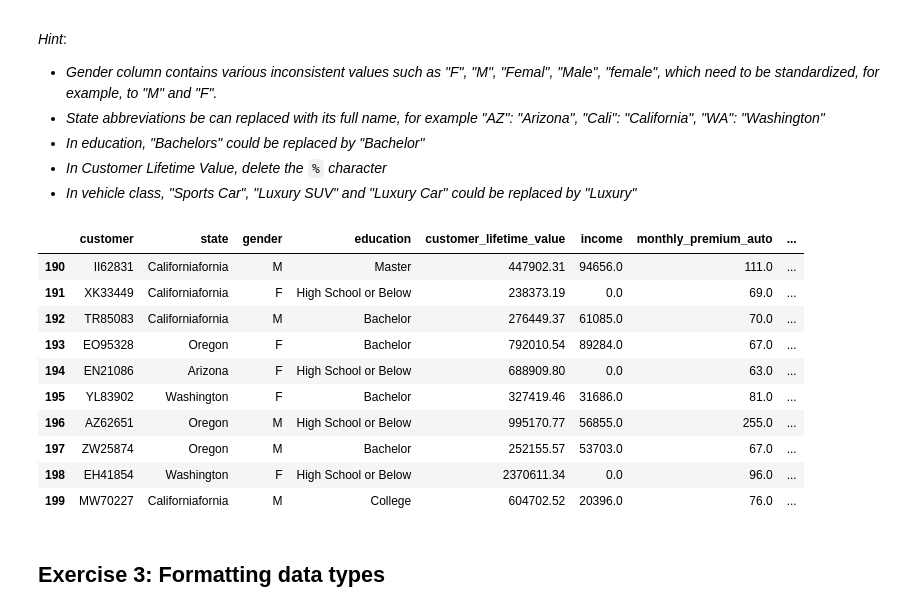
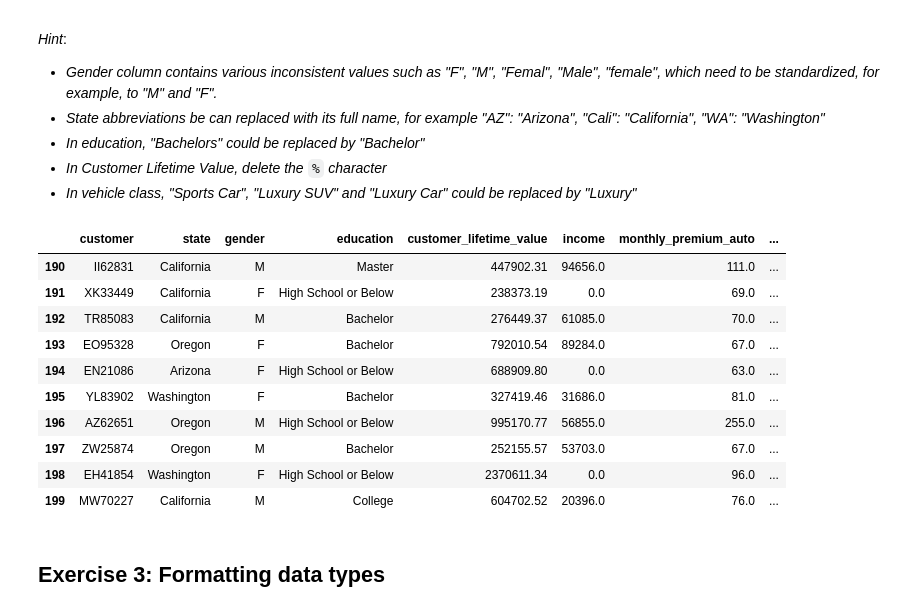
Before and after one commit to ivanalonsom/lab-dw-data-cleaning-and-formatting, a Jupyter notebook: lab-dw-data-cleaning-and-formatting.ipynb, the cells around one changed output. Drawn from its saved outputs; the diff is of its cells as text; code cells hidden in the pictures.

```diff
--- a/lab-dw-data-cleaning-and-formatting.ipynb
+++ b/lab-dw-data-cleaning-and-formatting.ipynb
@@ -33,11 +33,13 @@ df.head()
 
 df.columns = ["Customer", 'ST', 'GENDER', 'Education', 'Customer Lifetime Value', 'Income', 'Monthly Premium Auto', 'Number of Open Complaints', 'Policy Type', 'Vehicle Class', 'Total Claim Amount']
 
-for x in df.columns:
+df.columns = df.columns.str.lower().str.replace(" ", "_").str.replace(r'\bst\b', 'state', regex=True)   # El tipo de dato despues de .lower() es Index, con lo que debo de volver a escribir .str
+"""
+for x in df.columns:            MUCHO PEOR QUE LO DE ARRIBA YA QUE INVOLUCRA UN BUCLE FOR
     df.rename(columns={x: x.lower().replace(" ", "_")}, inplace=True)
 
-df.columns = df.columns.str.replace(r'\bst\b', 'state', regex=True)
-# ALT: df.rename(columns={'st': 'state'}, inplace=True)
+df.rename(columns={'st': 'state'}, inplace=True)
+"""
 
-df.columns
+df.head()
 # %% [output]
@@ -62,46 +66,52 @@ Note that this exercise will focus only on cleaning inconsistent values and will
 # Your code here
 
 def fix_gender(x):
     if x == "Male":
         return "M"
     elif x == "Femal":
         return "F"
     elif x == "female":
         return "F"
     else:
         return x
 
 
-df["gender"] = df["gender"].apply(fix_gender)
+df["gender"] = df["gender"].apply(fix_gender)           # Es mejor que un for loop pero aun así es un poco lento. Mejor usar si se puede el replace para algo así
+
+"""
+ALT
+gender_mapping = {'Femal': 'F', 'Male': 'M', 'Female': 'F'}
+df['gender'] = df['gender'].map(gender_mapping)
+"""
 
 df["state"] = df["state"].str.replace("AZ", "Arizona")
-df["state"] = df["state"].str.replace("Cali", "California")
+df["state"] = df["state"].str.replace(r"\bCali\b", "California", regex=True)
 df["state"] = df["state"].str.replace("WA", "Washington")
 # ALT
 # reemplazos = {"AZ": "Arizona", "Cali": "California", "WA": "Washington"}
 # df["st"] = df["st"].replace(reemplazos)
 
 df["education"] = df["education"].str.replace("Bachelors", "Bachelor")
 
-df["customer_lifetime_value"] = df["customer_lifetime_value"].str.replace("%", "")
+df["customer_lifetime_value"] = df["customer_lifetime_value"].str.replace("%", "")          # o .str.strip("%")
 
 replaced_car = {"Sports Car" : "Luxury", "Luxury SUV" : "Luxury", "Luxury Car" : "Luxury"}
 
 df["vehicle_class"] = df["vehicle_class"].replace(replaced_car)
 
 df[190:200]
 # %% [output]
 |  | customer | state | gender | education | customer_lifetime_value | income | monthly_premium_auto | ... |
-| 190 | II62831 | Californiafornia | M | Master | 447902.31 | 94656.0 | 111.0 | ... |
-| 191 | XK33449 | Californiafornia | F | High School or Below | 238373.19 | 0.0 | 69.0 | ... |
-| 192 | TR85083 | Californiafornia | M | Bachelor | 276449.37 | 61085.0 | 70.0 | ... |
+| 190 | II62831 | California | M | Master | 447902.31 | 94656.0 | 111.0 | ... |
+| 191 | XK33449 | California | F | High School or Below | 238373.19 | 0.0 | 69.0 | ... |
+| 192 | TR85083 | California | M | Bachelor | 276449.37 | 61085.0 | 70.0 | ... |
 | 193 | EO95328 | Oregon | F | Bachelor | 792010.54 | 89284.0 | 67.0 | ... |
 | 194 | EN21086 | Arizona | F | High School or Below | 688909.80 | 0.0 | 63.0 | ... |
 | 195 | YL83902 | Washington | F | Bachelor | 327419.46 | 31686.0 | 81.0 | ... |
 | 196 | AZ62651 | Oregon | M | High School or Below | 995170.77 | 56855.0 | 255.0 | ... |
 | 197 | ZW25874 | Oregon | M | Bachelor | 252155.57 | 53703.0 | 67.0 | ... |
 | 198 | EH41854 | Washington | F | High School or Below | 2370611.34 | 0.0 | 96.0 | ... |
-| 199 | MW70227 | Californiafornia | M | College | 604702.52 | 20396.0 | 76.0 | ... |
+| 199 | MW70227 | California | M | College | 604702.52 | 20396.0 | 76.0 | ... |
 # %% [markdown]
 ## Exercise 3: Formatting data types
 # %% [markdown]
```
Also changed, not shown: parts of 7 cells of this notebook, 2 other files.
